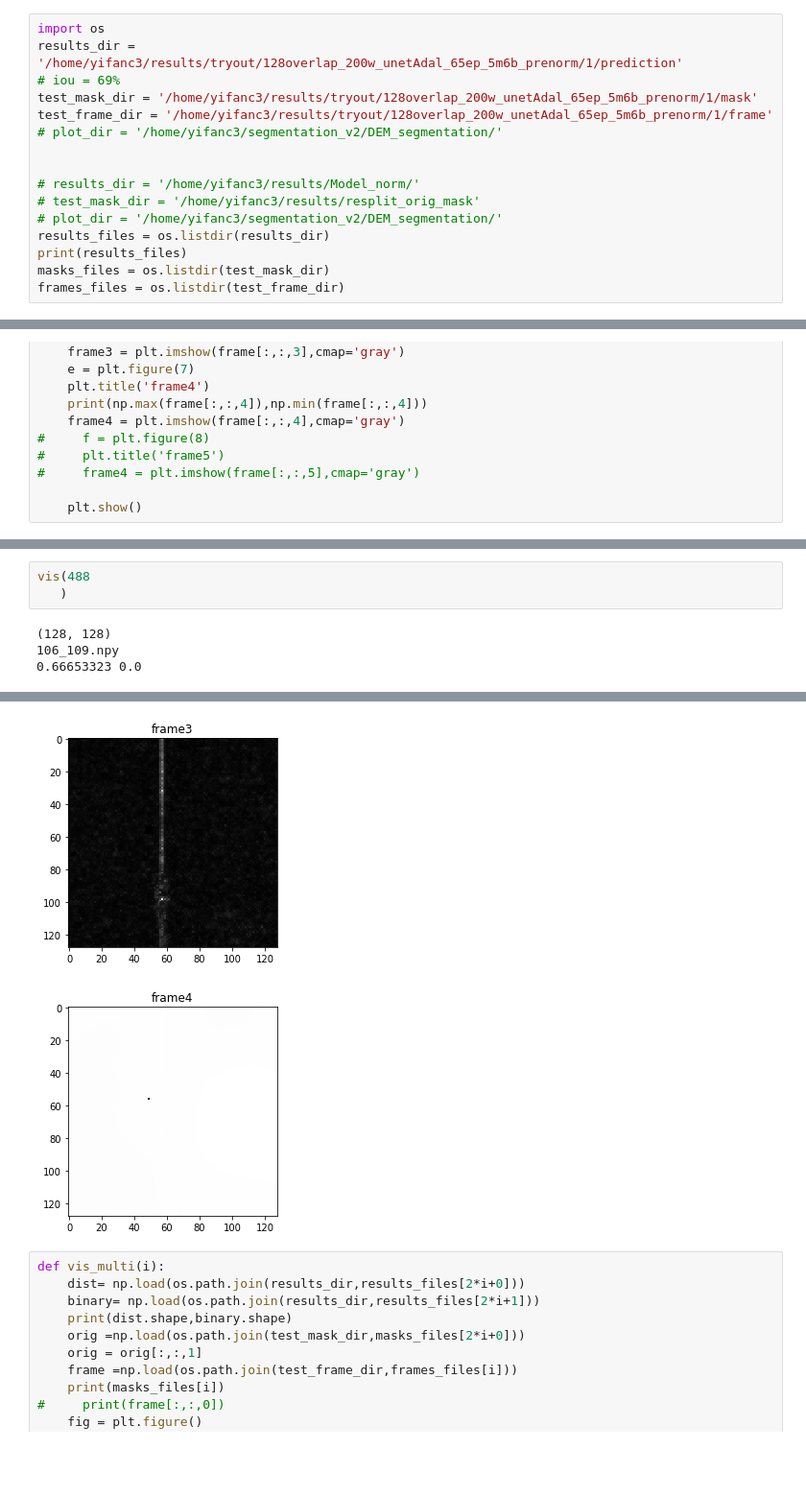
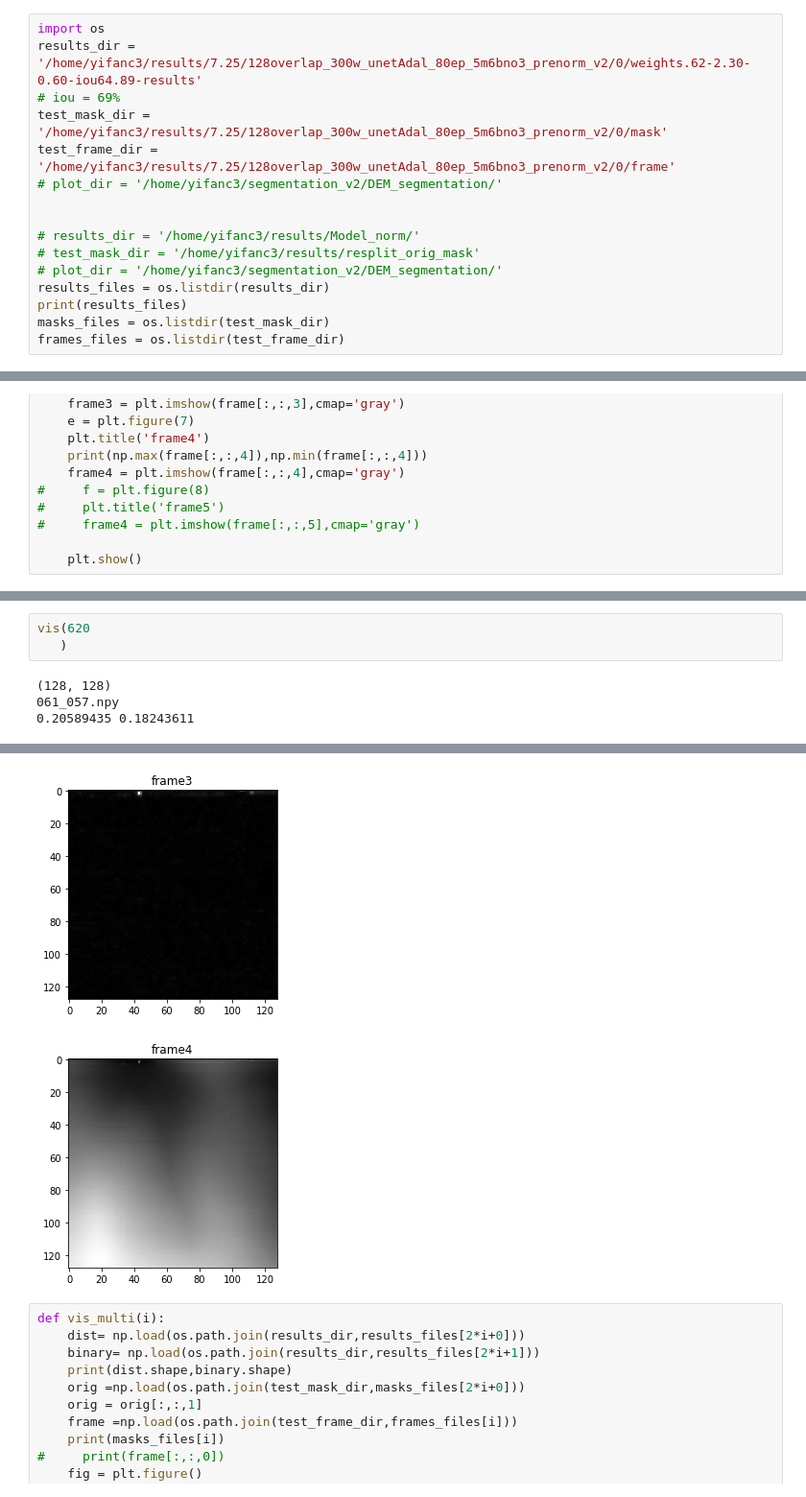
Before and after one commit to Chen-Yifan/DEM_segmentation, a Jupyter notebook: notebook/vis.ipynb, the cells around one changed output, grey strips where cells are left out. Shown at 96% size. Cells and saved outputs as stored; diff of their text form; blank space fills up the shorter version.

```diff
--- a/notebook/vis.ipynb
+++ b/notebook/vis.ipynb
@@ -1,9 +1,9 @@
 # %%
 import os
-results_dir = '/home/yifanc3/results/tryout/128overlap_200w_unetAdal_65ep_5m6b_prenorm/1/prediction'
+results_dir = '/home/yifanc3/results/7.25/128overlap_300w_unetAdal_80ep_5m6bno3_prenorm_v2/0/weights.62-2.30-0.60-iou64.89-results'
 # iou = 69%
-test_mask_dir = '/home/yifanc3/results/tryout/128overlap_200w_unetAdal_65ep_5m6b_prenorm/1/mask'
-test_frame_dir = '/home/yifanc3/results/tryout/128overlap_200w_unetAdal_65ep_5m6b_prenorm/1/frame'
+test_mask_dir = '/home/yifanc3/results/7.25/128overlap_300w_unetAdal_80ep_5m6bno3_prenorm_v2/0/mask'
+test_frame_dir = '/home/yifanc3/results/7.25/128overlap_300w_unetAdal_80ep_5m6bno3_prenorm_v2/0/frame'
 # plot_dir = '/home/yifanc3/segmentation_v2/DEM_segmentation/'
 
 
@@ -60,7 +89,7 @@ def vis(i):
 # %%
-vis(488
+vis(620
    )
 # %% [output]
 (128, 128)
-106_109.npy
-0.66653323 0.0
+061_057.npy
+0.20589435 0.18243611
@@ -72,5 +101,5 @@ vis(488
-[figure, old version]
+[figure, new version]
-[figure, old version]
+[figure, new version]
 # %%
 def vis_multi(i):
     dist= np.load(os.path.join(results_dir,results_files[2*i+0]))
```
Also changed, not shown: parts of 4 cells of this notebook, 5 other files.
